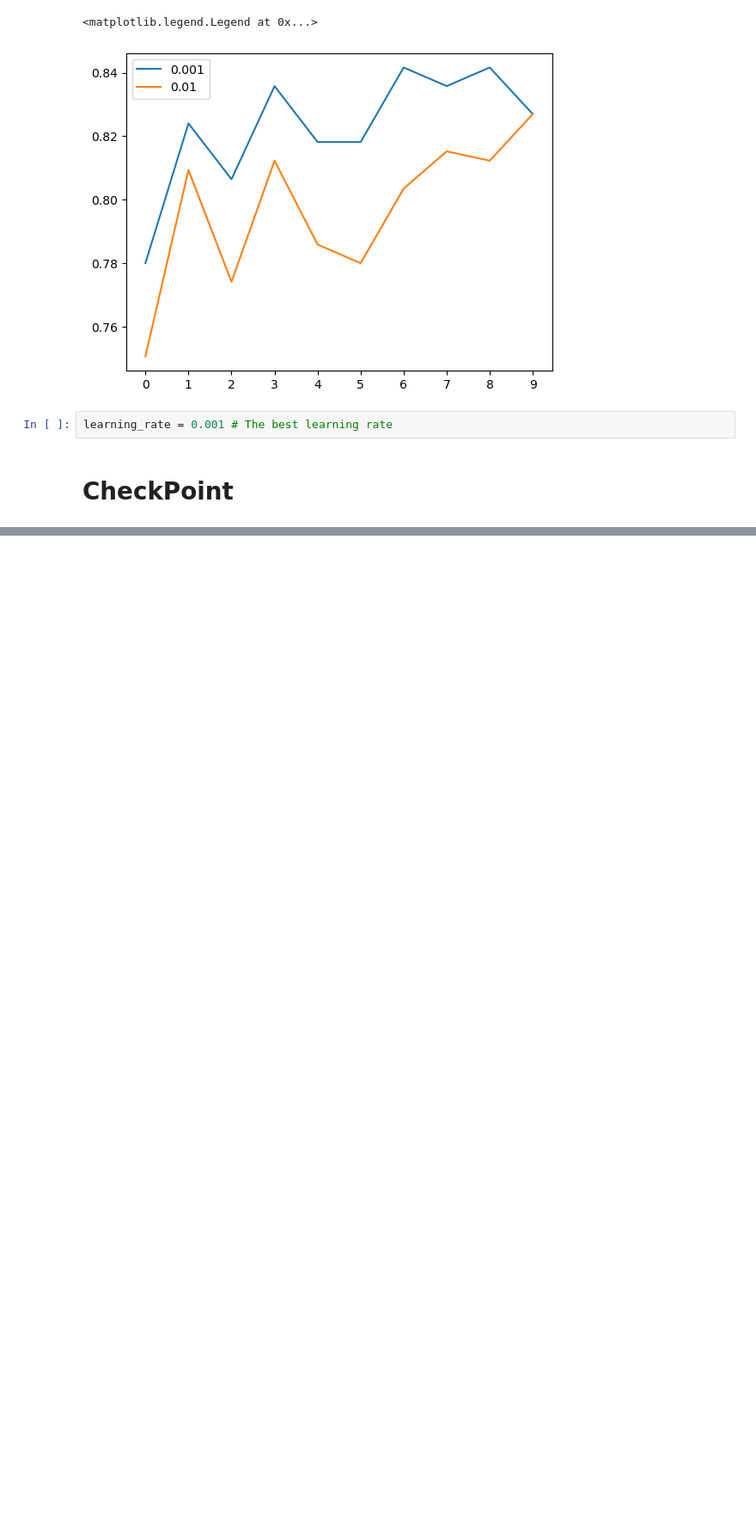
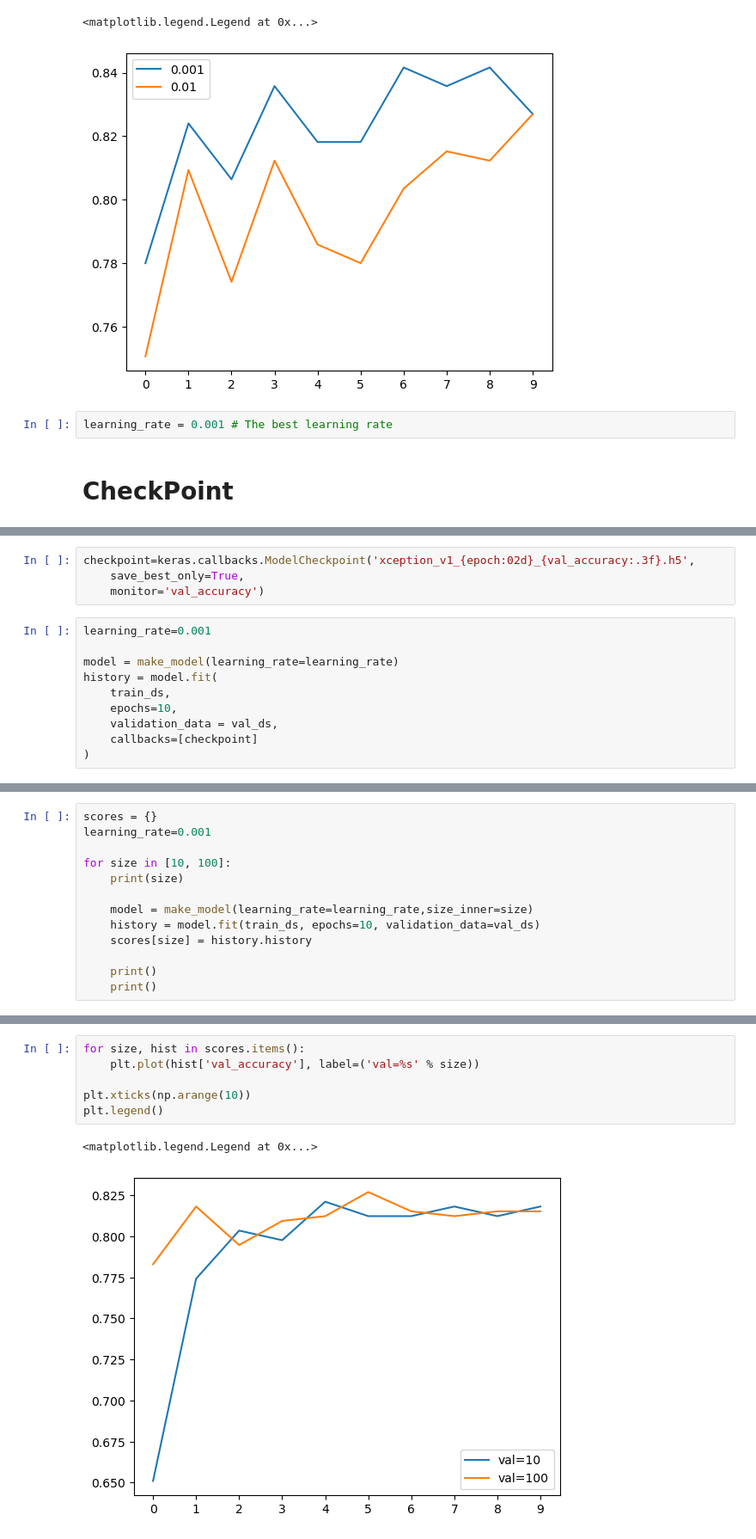
Before and after one commit to Efradgalio/MLZoomcamp-2022-Summary, a Jupyter notebook: Week-9-Neural-Network/Week 8 - Fashion Classification.ipynb, the cells around one changed output, grey strips where cells are left out. Shown: that part at 86% size. Saved outputs shown, nothing was run; the diff lists cells and outputs as text; blank space fills up the shorter version.

Commit message:
checkpoint completed

```diff
--- a/Week-9-Neural-Network/Week 8 - Fashion Classification.ipynb
+++ b/Week-9-Neural-Network/Week 8 - Fashion Classification.ipynb
@@ -327,0 +330,14 @@ learning_rate = 0.001 # The best learning rate
+# %%
+checkpoint=keras.callbacks.ModelCheckpoint('xception_v1_{epoch:02d}_{val_accuracy:.3f}.h5',
+    save_best_only=True,
+    monitor='val_accuracy')
+# %%
+learning_rate=0.001
+
+model = make_model(learning_rate=learning_rate)
+history = model.fit(
+    train_ds,
+    epochs=10,
+    validation_data = val_ds,
+    callbacks=[checkpoint]
+)
@@ -327,0 +400,13 @@ learning_rate = 0.001 # The best learning rate
+# %%
+scores = {}
+learning_rate=0.001
+
+for size in [10, 100]:
+    print(size)
+
+    model = make_model(learning_rate=learning_rate,size_inner=size)
+    history = model.fit(train_ds, epochs=10, validation_data=val_ds)
+    scores[size] = history.history
+
+    print()
+    print()
@@ -327,0 +451,9 @@ learning_rate = 0.001 # The best learning rate
+# %%
+for size, hist in scores.items():
+    plt.plot(hist['val_accuracy'], label=('val=%s' % size))
+
+plt.xticks(np.arange(10))
+plt.legend()
+# %% [output]
+<matplotlib.legend.Legend at 0x...>
+[figure, added]
```
Also changed, not shown: parts of 9 cells of this notebook, 5 other files.
